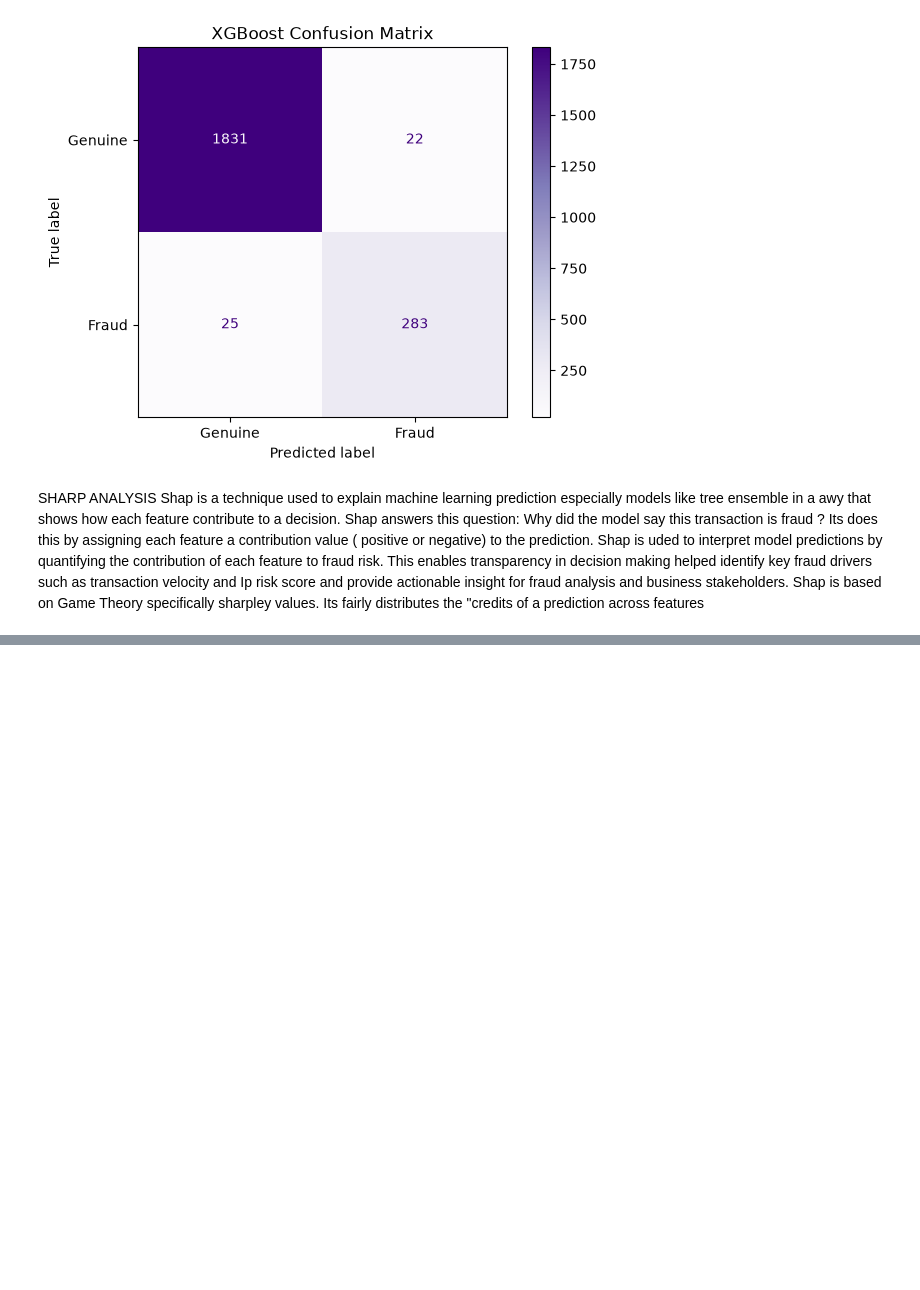
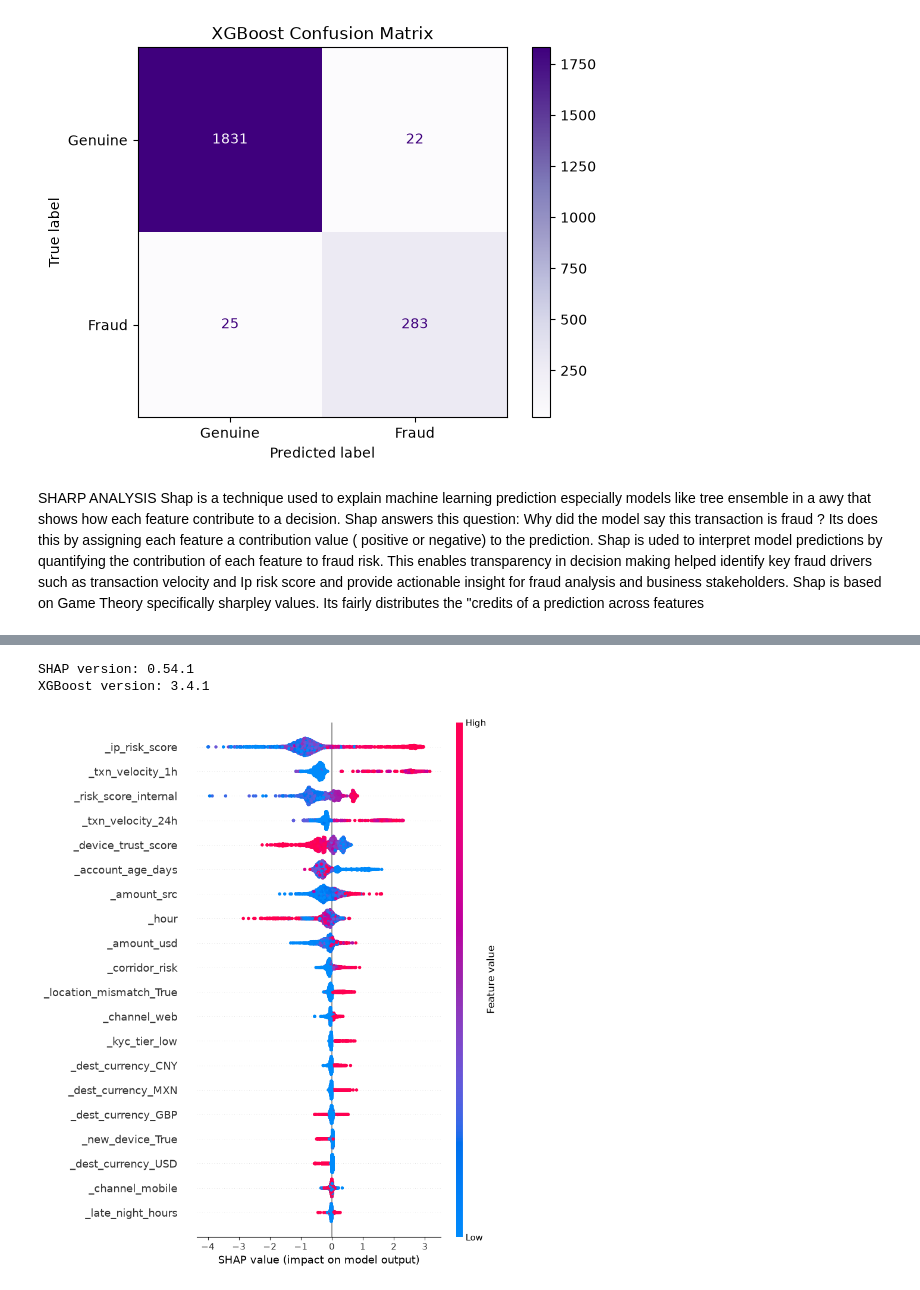
Before and after one commit to victoroluikpe/Fraudulent_Transaction_Detection_Using_Machine_Learning, a Jupyter notebook: Notebooks/Modelling.ipynb, the cells around one changed output, grey strips where cells are left out. Drawn from its saved outputs; the diff is of its cells as text; code cells hidden in the pictures; blank space fills up the shorter version.

```diff
--- a/Notebooks/Modelling.ipynb
+++ b/Notebooks/Modelling.ipynb
@@ -337,0 +356,41 @@ print("SHAP version:", shap._version_)
+# %%
+import shap
+import xgboost
+
+import importlib.metadata
+
+print("SHAP version:", importlib.metadata.version("shap"))
+print("XGBoost version:", xgboost.__version__)
+# %% [output]
+SHAP version: 0.54.1
+XGBoost version: 3.4.1
+# %%
+import shap
+import pandas as pd
+import matplotlib.pyplot as plt
+
+# Get the preprocessor from pipeline and transform raw X_test
+X_test_processed = pipeline_xgb.named_steps['preprocessor'].transform(X_test)
+
+# Get the XGBoost model from pipeline
+xgb_model = pipeline_xgb.named_steps['classifier']
+
+# Get booster and calculate SHAP value
+
+booster = xgb_model.get_booster()
+explainer = shap.TreeExplainer(booster)
+shap_value_gb = explainer.shap_values(X_test_processed)
+# %%
+# creating a clean feature name fro the shap plot
+feature_names = pipeline_xgb.named_steps['preprocessor'].get_feature_names_out()
+clean_names = [name.replace("num_", "").replace("cat_", "") for name in feature_names]
+X_test_processed_df = pd.DataFrame(
+    X_test_processed,
+    columns=clean_names
+)
+
+# Beeswarm plot
+shap.summary_plot(shap_value_gb, X_test_processed_df)
+plt.show()
+# %% [output]
+[figure, added]
```
Also changed, not shown: parts of 5 cells of this notebook.
